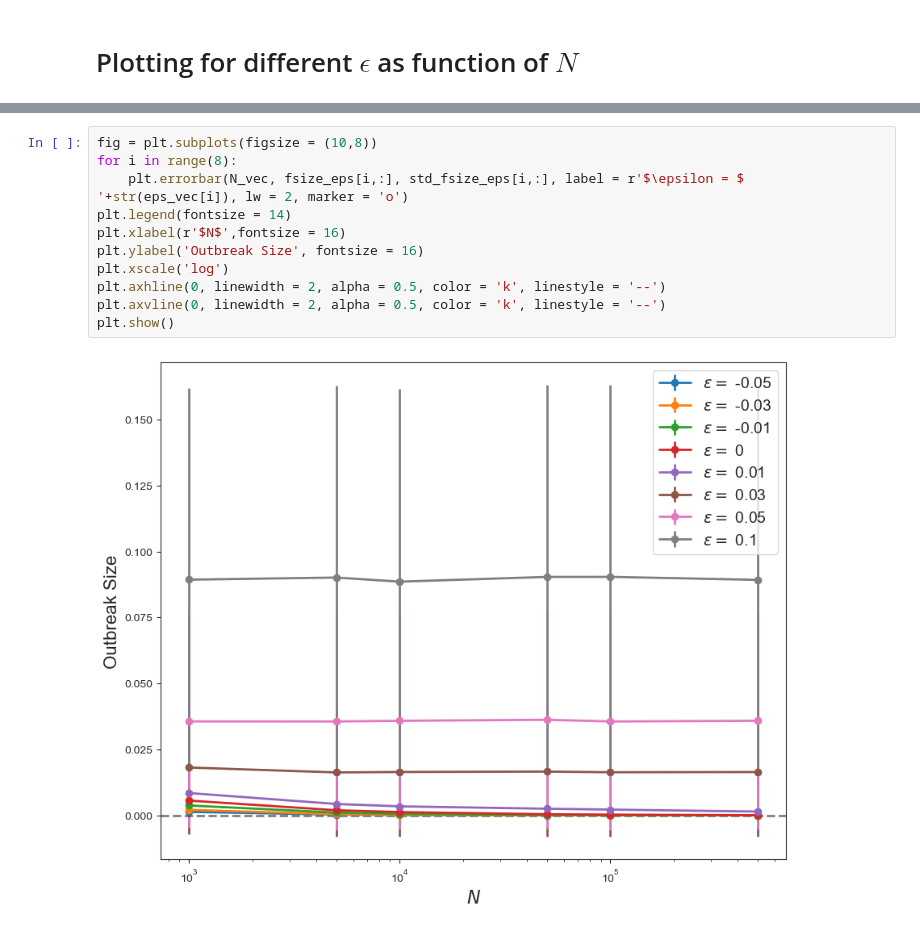
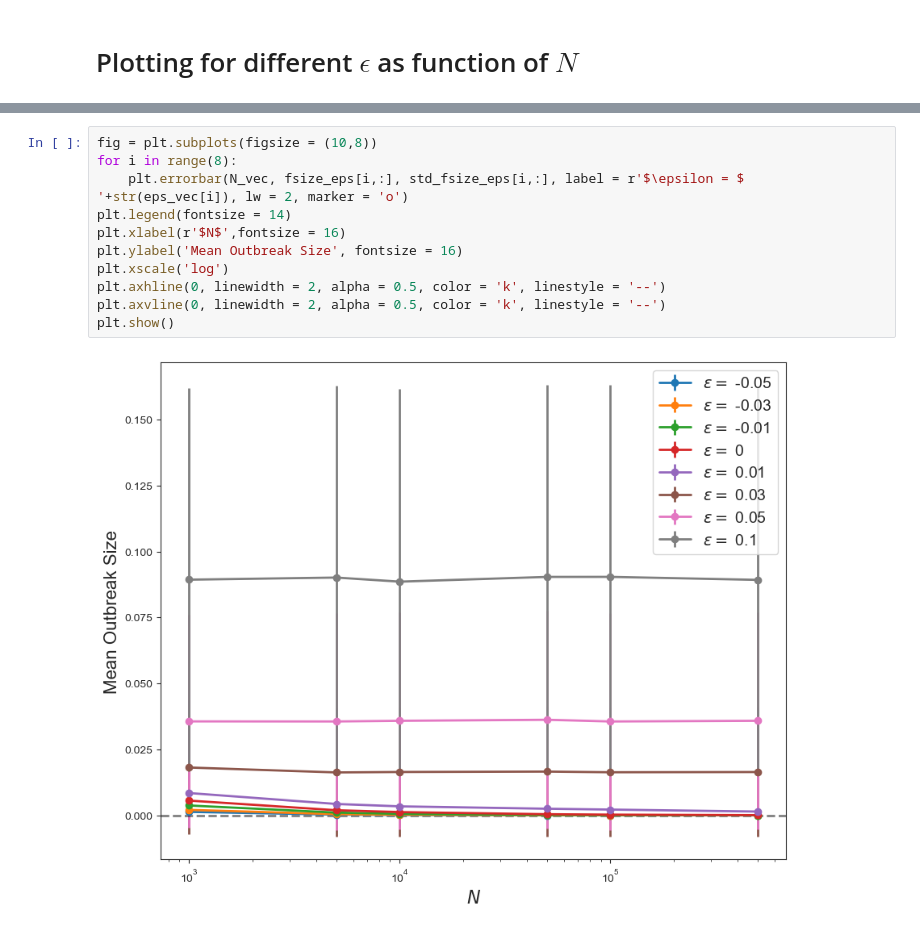
Before and after one commit to denisecammarota/HIT-dynamics, a Jupyter notebook: Analysis_SIR_Gillespie_Tau_Measles.ipynb, the cells around one changed output, grey strips where cells are left out. Saved outputs shown, nothing was run; the diff lists cells and outputs as text.

```diff
--- a/Analysis_SIR_Gillespie_Tau_Measles.ipynb
+++ b/Analysis_SIR_Gillespie_Tau_Measles.ipynb
@@ -338,13 +342,13 @@ array([[1.31110000e-03, 2.64880000e-04, 1.32600000e-04, 2.65380000e-05,
 # %%
 fig = plt.subplots(figsize = (10,8))
 for i in range(8):
     plt.errorbar(N_vec, fsize_eps[i,:], std_fsize_eps[i,:], label = r'$\epsilon = $ '+str(eps_vec[i]), lw = 2, marker = 'o')
 plt.legend(fontsize = 14)
 plt.xlabel(r'$N$',fontsize = 16)
-plt.ylabel('Outbreak Size', fontsize = 16)
+plt.ylabel('Mean Outbreak Size', fontsize = 16)
 plt.xscale('log')
 plt.axhline(0, linewidth = 2, alpha = 0.5, color = 'k', linestyle = '--')
 plt.axvline(0, linewidth = 2, alpha = 0.5, color = 'k', linestyle = '--')
 plt.show()
 # %% [output]
-[figure, old version]
+[figure, new version]
```
Also changed, not shown: parts of 11 cells of this notebook, 2 other files.
